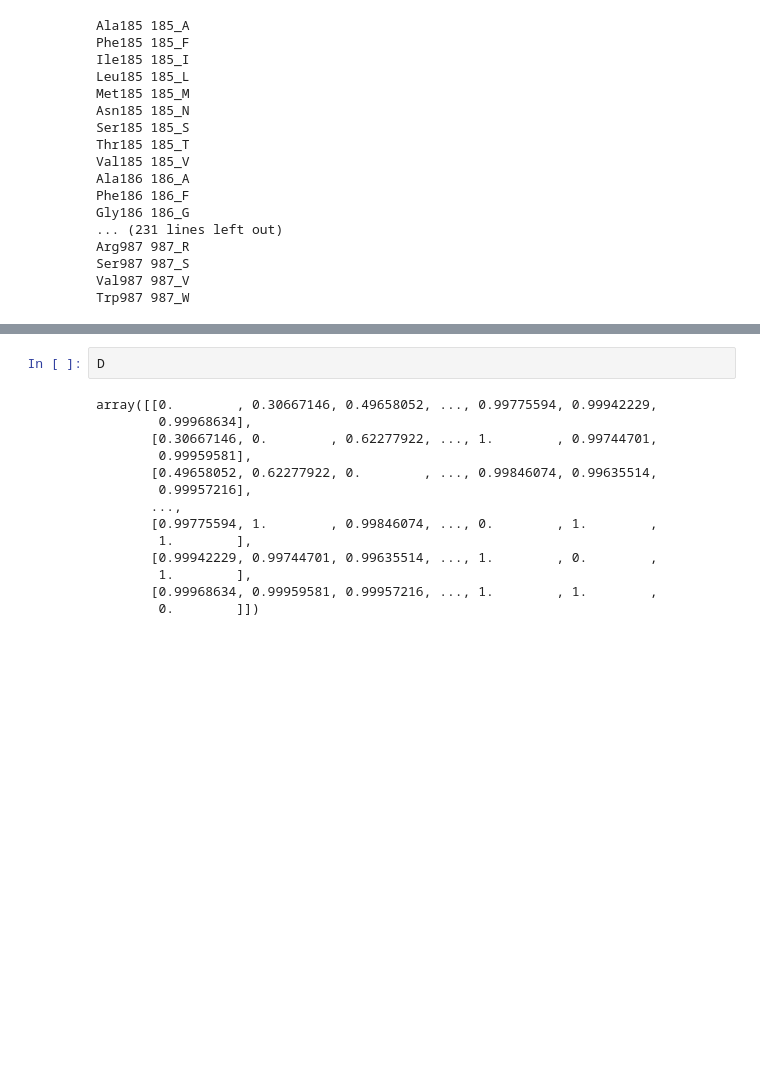
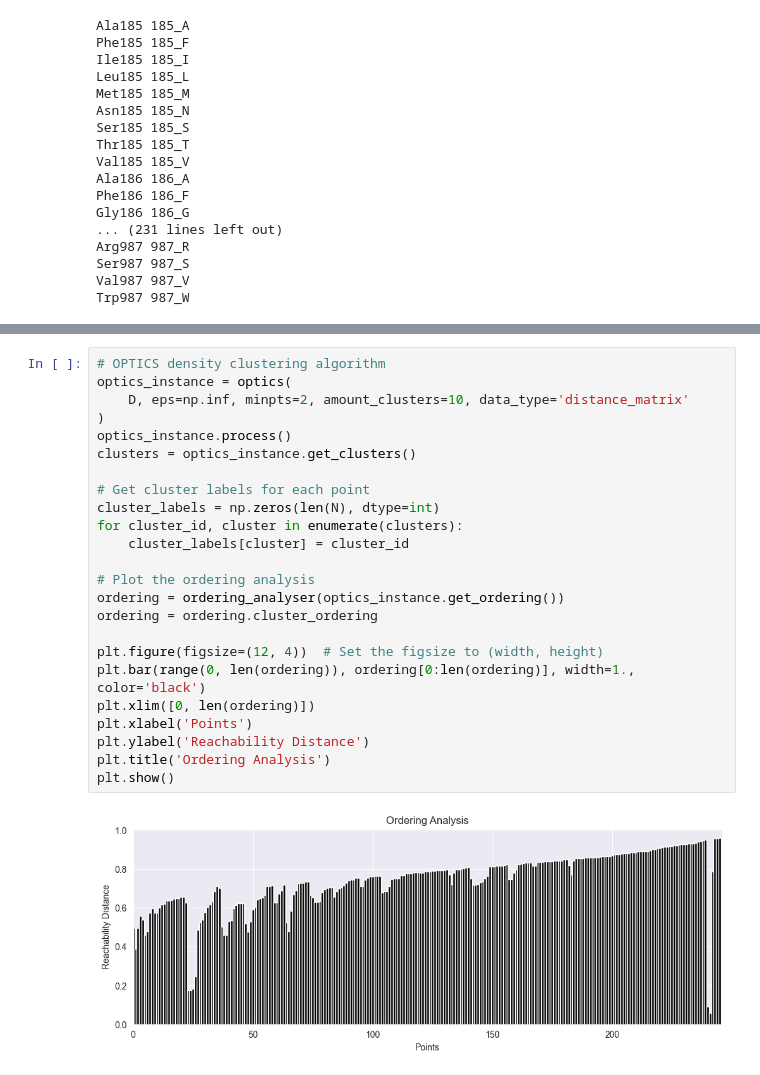
Before and after one commit to lcobiodata/msautils, a Jupyter notebook: examples/ring-hydroxylating_dioxygenase/test_method_1.ipynb, the cells around one changed output, grey strips where cells are left out. Saved outputs shown, nothing was run; the diff lists cells and outputs as text; blank space fills up the shorter version.

Commit message:
Testing different implementations of OPTICS for residues

```diff
--- a/examples/ring-hydroxylating_dioxygenase/test_method_1.ipynb
+++ b/examples/ring-hydroxylating_dioxygenase/test_method_1.ipynb
@@ -594,19 +580,29 @@ cbar = ax.figure.colorbar(im, ax=ax)
 plt.show()
 # %% [output]
 [figure]
-# %%
-D
-# %% [output]
-array([[0.        , 0.30667146, 0.49658052, ..., 0.99775594, 0.99942229,
-        0.99968634],
-       [0.30667146, 0.        , 0.62277922, ..., 1.        , 0.99744701,
-        0.99959581],
-       [0.49658052, 0.62277922, 0.        , ..., 0.99846074, 0.99635514,
-        0.99957216],
-       ...,
-       [0.99775594, 1.        , 0.99846074, ..., 0.        , 1.        ,
-        1.        ],
-       [0.99942229, 0.99744701, 0.99635514, ..., 1.        , 0.        ,
-        1.        ],
-       [0.99968634, 0.99959581, 0.99957216, ..., 1.        , 1.        ,
-        0.        ]])
+# %%
+# OPTICS density clustering algorithm
+optics_instance = optics(
+    D, eps=np.inf, minpts=2, amount_clusters=10, data_type='distance_matrix'
+)
+optics_instance.process()
+clusters = optics_instance.get_clusters()
+
+# Get cluster labels for each point
+cluster_labels = np.zeros(len(N), dtype=int)
+for cluster_id, cluster in enumerate(clusters):
+    cluster_labels[cluster] = cluster_id
+
+# Plot the ordering analysis
+ordering = ordering_analyser(optics_instance.get_ordering())
+ordering = ordering.cluster_ordering
+
+plt.figure(figsize=(12, 4))  # Set the figsize to (width, height)
+plt.bar(range(0, len(ordering)), ordering[0:len(ordering)], width=1., color='black')
+plt.xlim([0, len(ordering)])
+plt.xlabel('Points')
+plt.ylabel('Reachability Distance')
+plt.title('Ordering Analysis')
+plt.show()
+# %% [output]
+[figure, added]
```
Also changed, not shown: parts of 13 cells of this notebook.
